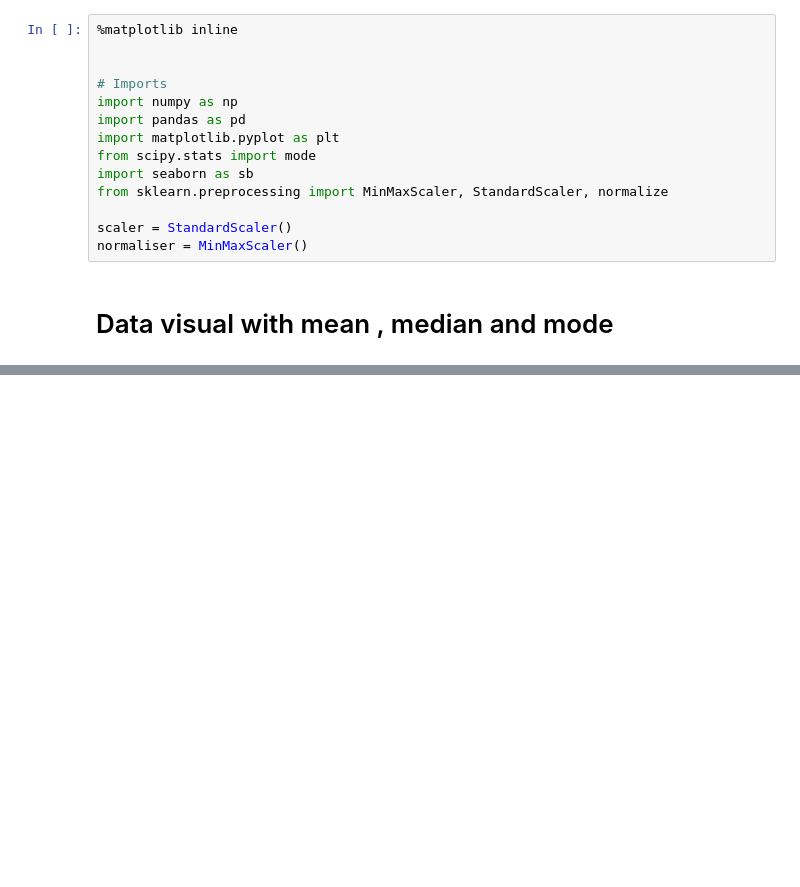
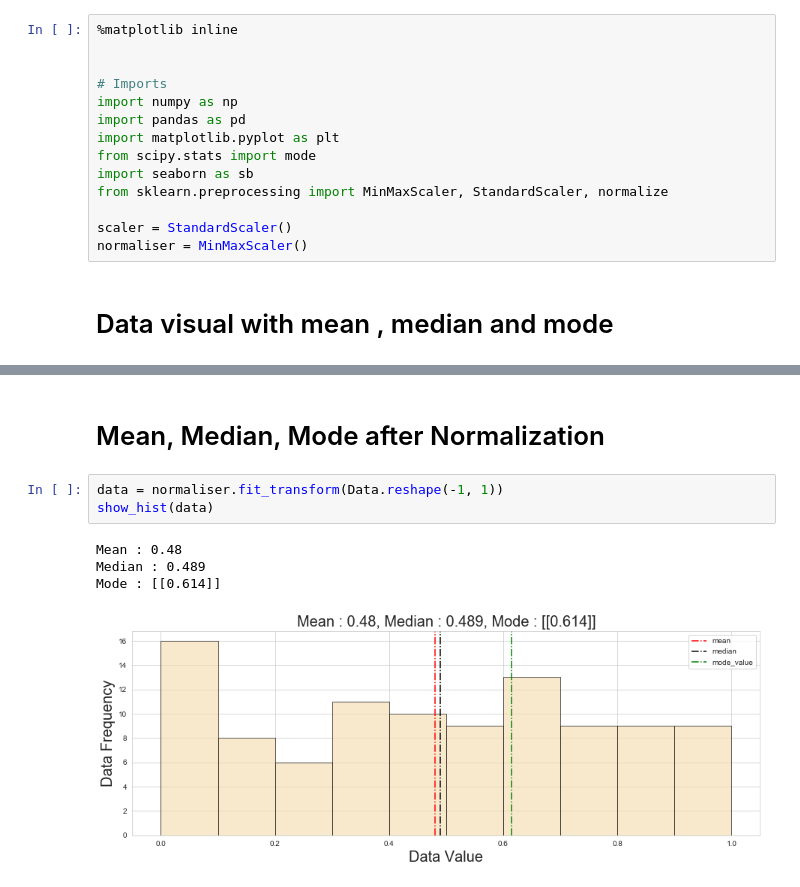
Before and after one commit to pythonist-datascience/statistics, a Jupyter notebook: Descriptive_Statistics/Central_Tendency/Mean_Median_Mode.ipynb, the cells around one changed output, grey strips where cells are left out. Saved outputs shown, nothing was run; the diff lists cells and outputs as text; blank space fills up the shorter version.

```diff
--- a/Descriptive_Statistics/Central_Tendency/Mean_Median_Mode.ipynb
+++ b/Descriptive_Statistics/Central_Tendency/Mean_Median_Mode.ipynb
@@ -120,0 +83,10 @@ Mode : ModeResult(mode=array([[0.76744186]]), count=array([[4]]))
+# %% [markdown]
+# Mean, Median, Mode after Normalization
+# %%
+data = normaliser.fit_transform(Data.reshape(-1, 1))
+show_hist(data)
+# %% [output]
+Mean : 0.48
+Median : 0.489
+Mode : [[0.614]]
+[figure, added]
```
Also changed, not shown: parts of 6 cells of this notebook, 1 other file.
